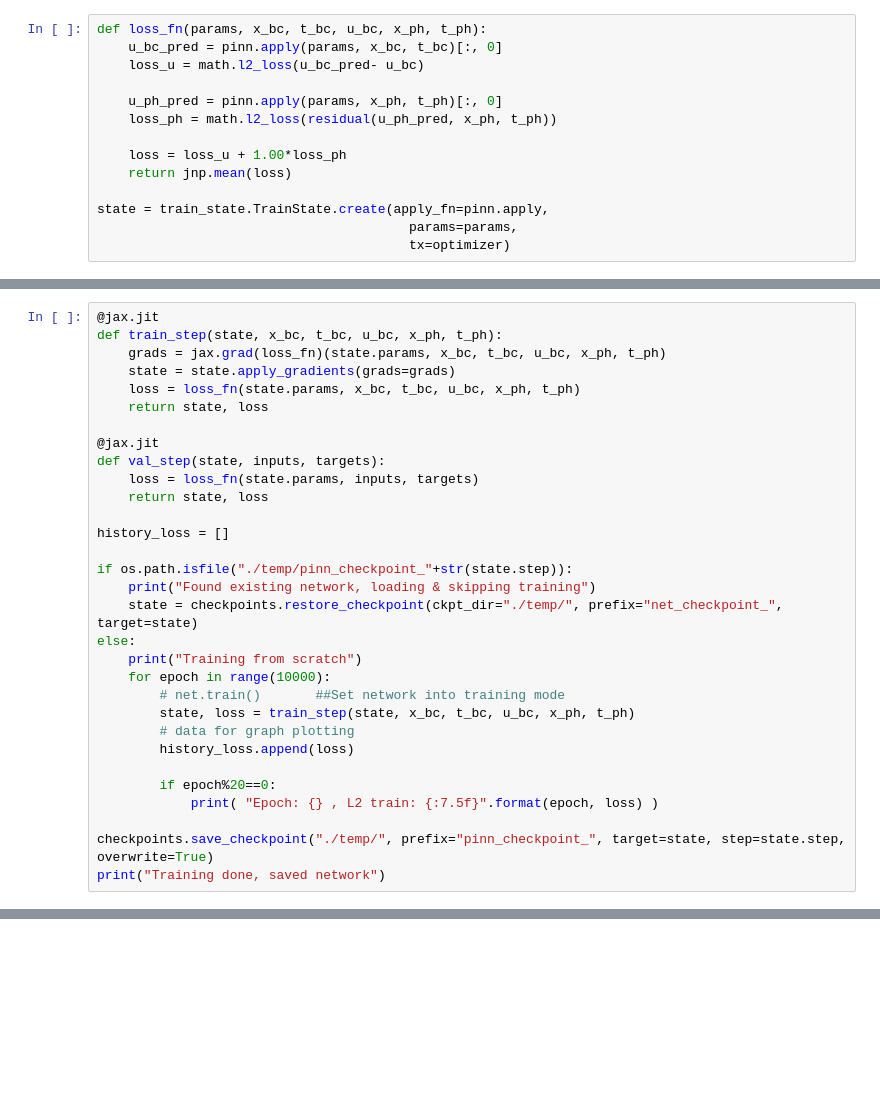
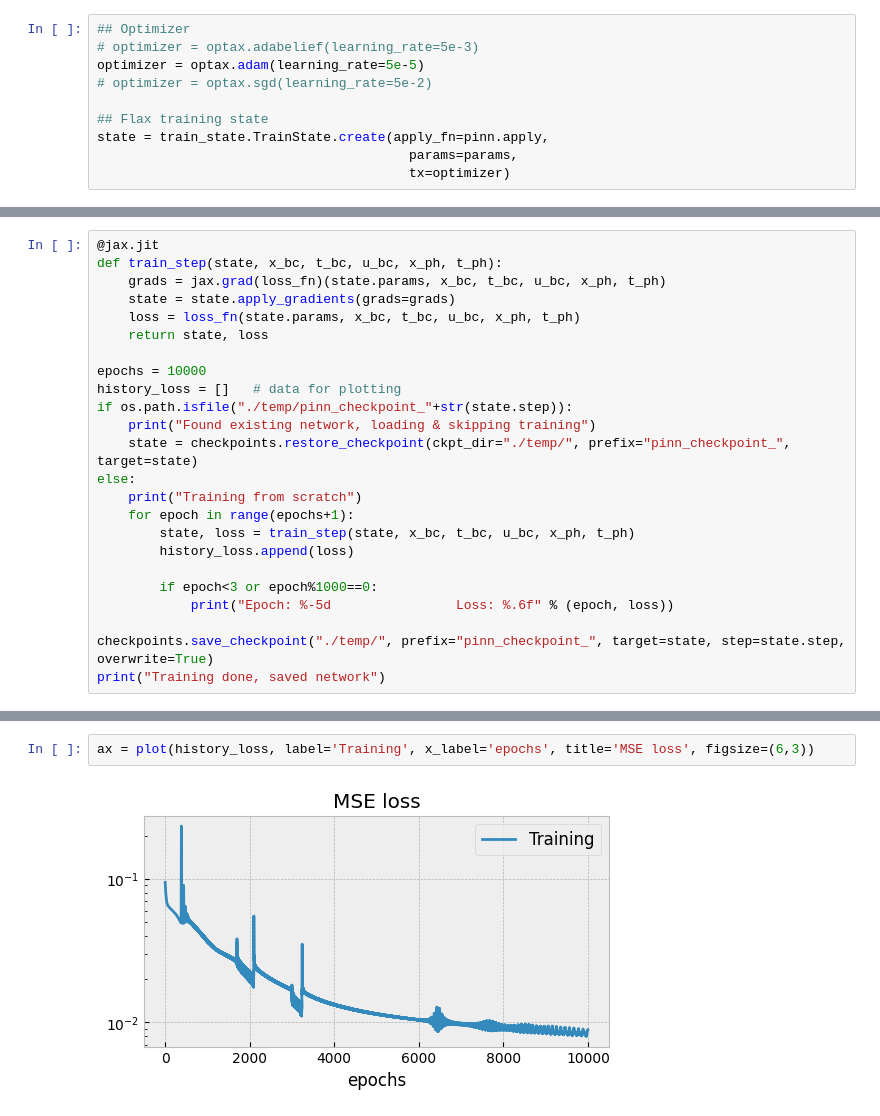
Before and after one commit to ddrous/visual-fluids, a Jupyter notebook: PhysicsBasedDL/burgers_with_pinn.ipynb, the cells around one changed output, grey strips where cells are left out. Cells and saved outputs as stored; diff of their text form; blank space fills up the shorter version.

```diff
--- a/PhysicsBasedDL/burgers_with_pinn.ipynb
+++ b/PhysicsBasedDL/burgers_with_pinn.ipynb
@@ -154,14 +117,10 @@ optimizer = optax.adam(learning_rate=0.02, b1=0.5, b2=0.999)
-# %%
-def loss_fn(params, x_bc, t_bc, u_bc, x_ph, t_ph):
-    u_bc_pred = pinn.apply(params, x_bc, t_bc)[:, 0]
-    loss_u = math.l2_loss(u_bc_pred- u_bc)
-
-    u_ph_pred = pinn.apply(params, x_ph, t_ph)[:, 0]
-    loss_ph = math.l2_loss(residual(u_ph_pred, x_ph, t_ph))
-
-    loss = loss_u + 1.00*loss_ph
-    return jnp.mean(loss)
-
-state = train_state.TrainState.create(apply_fn=pinn.apply,
-                                        params=params,
-                                        tx=optimizer)
+# %%
+## Optimizer
+# optimizer = optax.adabelief(learning_rate=5e-3)
+optimizer = optax.adam(learning_rate=5e-5)
+# optimizer = optax.sgd(learning_rate=5e-2)
+
+## Flax training state
+state = train_state.TrainState.create(apply_fn=pinn.apply,
+                                        params=params,
+                                        tx=optimizer)
@@ -173,26 +163,19 @@ def train_step(state, x_bc, t_bc, u_bc, x_ph, t_ph):
     loss = loss_fn(state.params, x_bc, t_bc, u_bc, x_ph, t_ph)
     return state, loss
 
-@jax.jit
-def val_step(state, inputs, targets):
-    loss = loss_fn(state.params, inputs, targets)
-    return state, loss
-
-history_loss = []
-
+epochs = 10000
+history_loss = []   # data for plotting
 if os.path.isfile("./temp/pinn_checkpoint_"+str(state.step)):
     print("Found existing network, loading & skipping training")
-    state = checkpoints.restore_checkpoint(ckpt_dir="./temp/", prefix="net_checkpoint_", target=state)
+    state = checkpoints.restore_checkpoint(ckpt_dir="./temp/", prefix="pinn_checkpoint_", target=state)
 else:
     print("Training from scratch")
-    for epoch in range(10000):
-        # net.train()       ##Set network into training mode
+    for epoch in range(epochs+1):
         state, loss = train_step(state, x_bc, t_bc, u_bc, x_ph, t_ph)
-        # data for graph plotting
         history_loss.append(loss)
 
-        if epoch%20==0:
-            print( "Epoch: {} , L2 train: {:7.5f}".format(epoch, loss) )
+        if epoch<3 or epoch%1000==0:
+            print("Epoch: %-5d                Loss: %.6f" % (epoch, loss))
 
 checkpoints.save_checkpoint("./temp/", prefix="pinn_checkpoint_", target=state, step=state.step, overwrite=True)
 print("Training done, saved network")
@@ -201,0 +198,4 @@ AssertionError: Failed to determine signature of <function Module.apply at 0x...
+# %%
+ax = plot(history_loss, label='Training', x_label='epochs', title='MSE loss', figsize=(6,3))
+# %% [output]
+[figure, added]
```
Also changed, not shown: parts of 16 cells of this notebook, 1 other file.
